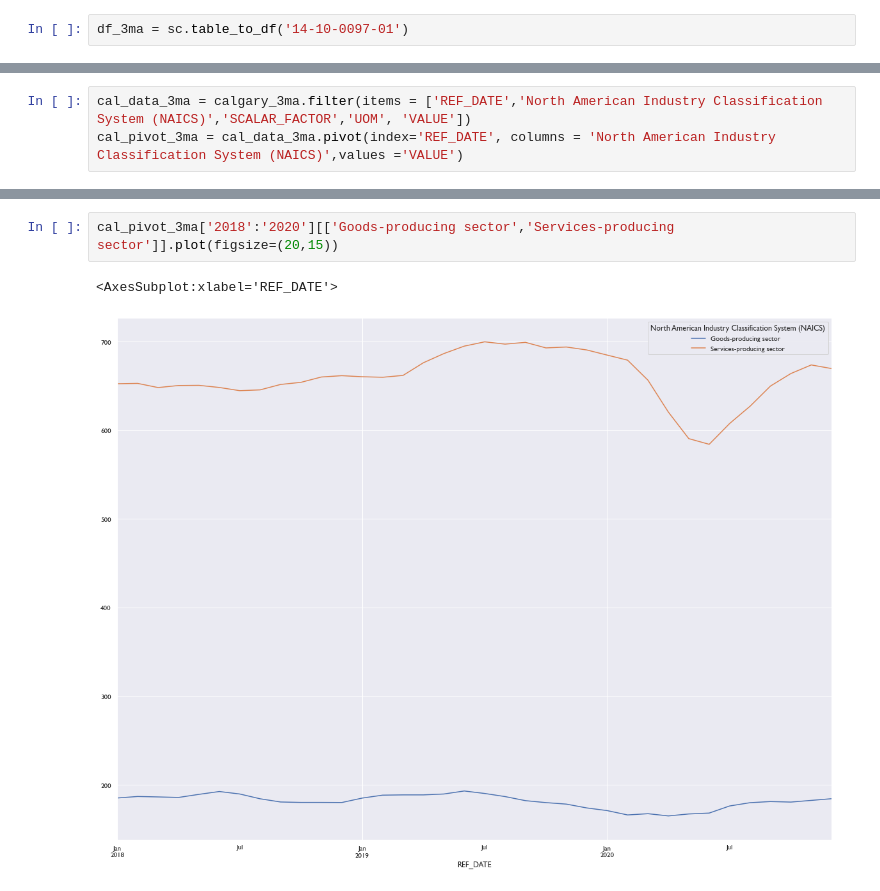
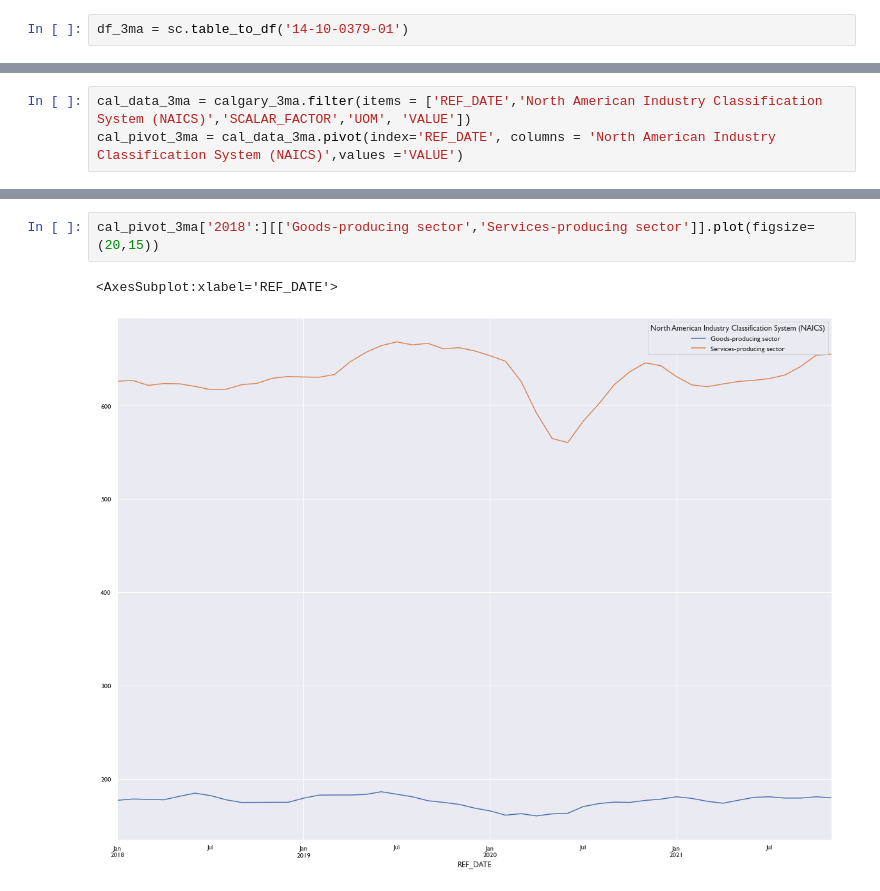
Before and after one commit to doublebigmak/housing_stats, a Jupyter notebook: cal_industry.ipynb, the cells around one changed output, grey strips where cells are left out. Cells and saved outputs as stored; diff of their text form.

```diff
--- a/cal_industry.ipynb
+++ b/cal_industry.ipynb
@@ -93,5 +94,5 @@ cal_pivot[['Forestry, fishing, mining, quarrying, oil and gas [21, 113-114, 1153
 # %%
-df_3ma = sc.table_to_df('14-10-0097-01')
+df_3ma = sc.table_to_df('14-10-0379-01')
 # %%
 df_3ma
 # %% [output]
@@ -155,8 +156,8 @@ plt.savefig('goods_service_stack.png')
 # %%
-cal_pivot_3ma['2018':'2020'][['Goods-producing sector','Services-producing sector']].plot(figsize=(20,15))
+cal_pivot_3ma['2018':][['Goods-producing sector','Services-producing sector']].plot(figsize=(20,15))
 # %% [output]
 <AxesSubplot:xlabel='REF_DATE'>
-[figure, old version]
+[figure, new version]
 # %%
 cal_pivot_3ma['2019':]
 # %% [output]
```
Also changed, not shown: parts of 12 cells of this notebook, 6 other files.
